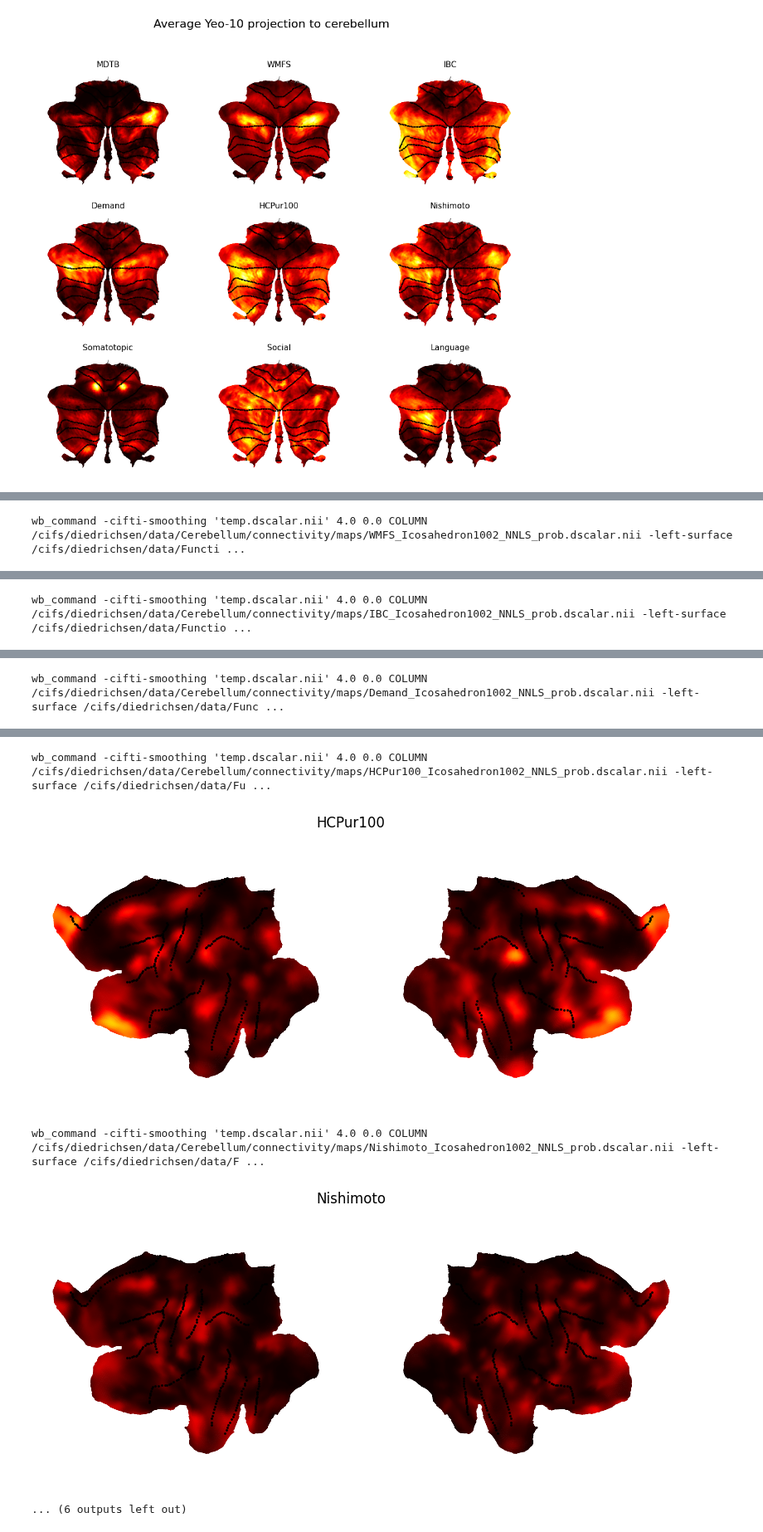
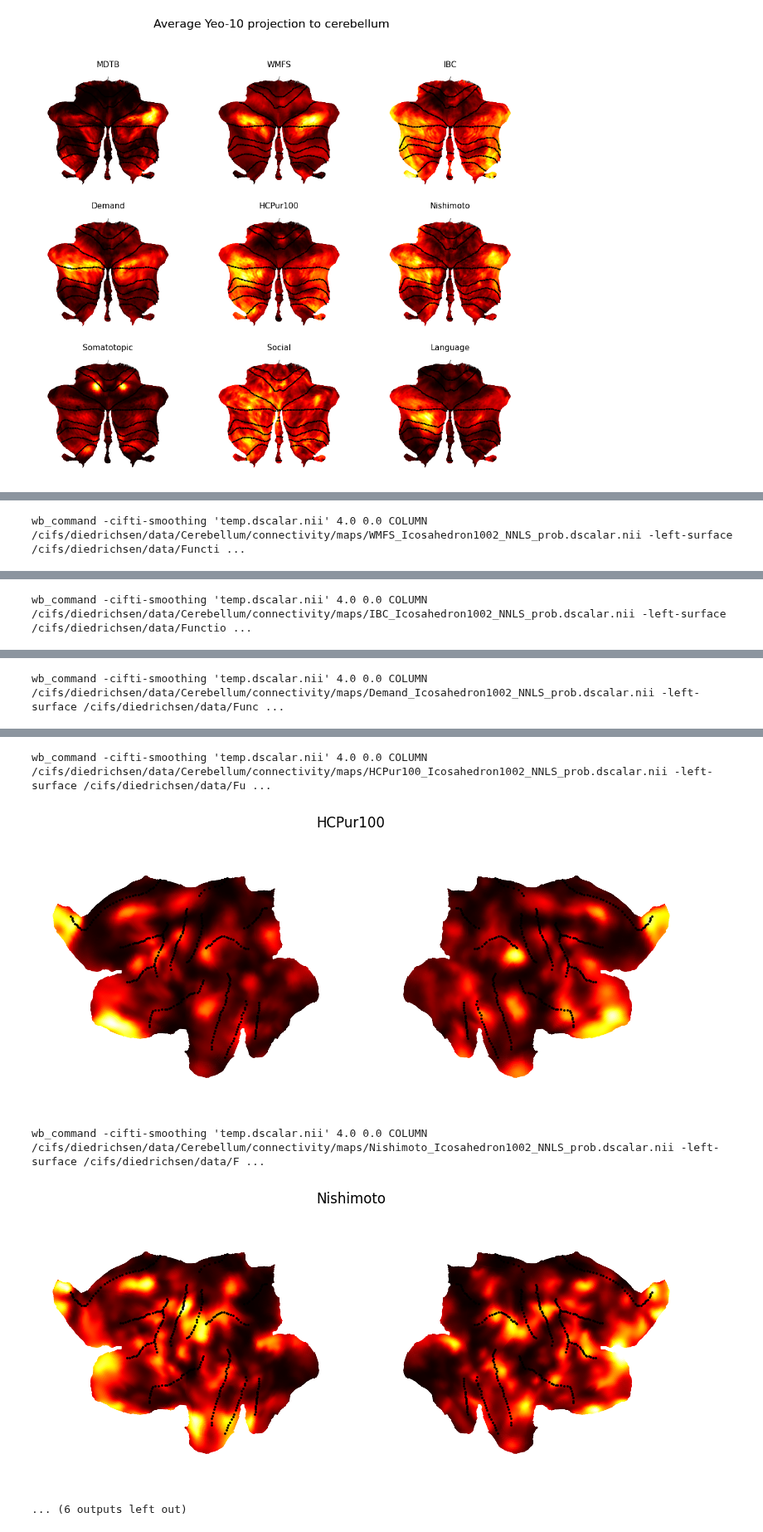
Before and after one commit to DiedrichsenLab/cortico_cereb_connectivity, a Jupyter notebook: notebooks/7. Orbito_frontal/orbito_frontal_source.ipynb, the cells around one changed output, grey strips where cells are left out. Shown at 83% size. Drawn from its saved outputs; the diff is of its cells as text; code cells hidden in the pictures.

```diff
--- a/notebooks/7. Orbito_frontal/orbito_frontal_source.ipynb
+++ b/notebooks/7. Orbito_frontal/orbito_frontal_source.ipynb
@@ -61,7 +61,8 @@ for traindata, ses in zip(gl.datasets, gl.sessions):
     cifti_img = nb.load(gl.conn_dir + f'/maps/{oname}')
     data = nt.surf_from_cifti(cifti_img)
     fig, axes = plt.subplots(1, 2, figsize=(10, 4), )#subplot_kw={'projection': '3d'})
-    cs.plot_cortical_flatmap(data=data, axes=axes, cscale=[0, 1], cmap='hot')
+    cs.plot_cortical_flatmap(data=data, axes=axes, cmap='hot')
+    # cs.plot_cortical_flatmap(data=data, axes=axes, cscale=[0, 1], cmap='hot')
     # cs.plot_cortical_inflated(data=data, axes=axes, cscale=[np.nanmin(data[0])*0.8, np.nanmax(data[0])*1.])
     plt.suptitle(traindata, fontsize=12)
     plt.show()
@@ -77,7 +78,7 @@ wb_command -cifti-smoothing 'temp.dscalar.nii' 4.0 0.0 COLUMN /cifs/diedrichsen/
 wb_command -cifti-smoothing 'temp.dscalar.nii' 4.0 0.0 COLUMN /cifs/diedrichsen/data/Cerebellum/connectivity/maps/HCPur100_Icosahedron1002_NNLS_prob.dscalar.nii -left-surface /cifs/diedrichsen/data/Fu ...
-[figure, old version]
+[figure, new version]
 wb_command -cifti-smoothing 'temp.dscalar.nii' 4.0 0.0 COLUMN /cifs/diedrichsen/data/Cerebellum/connectivity/maps/Nishimoto_Icosahedron1002_NNLS_prob.dscalar.nii -left-surface /cifs/diedrichsen/data/F ...
-[figure, old version]
+[figure, new version]
 ... (6 outputs left out)
 # %%
 for traindata, ses in zip(gl.datasets, gl.sessions):
```
Also changed, not shown: parts of 2 cells of this notebook.
